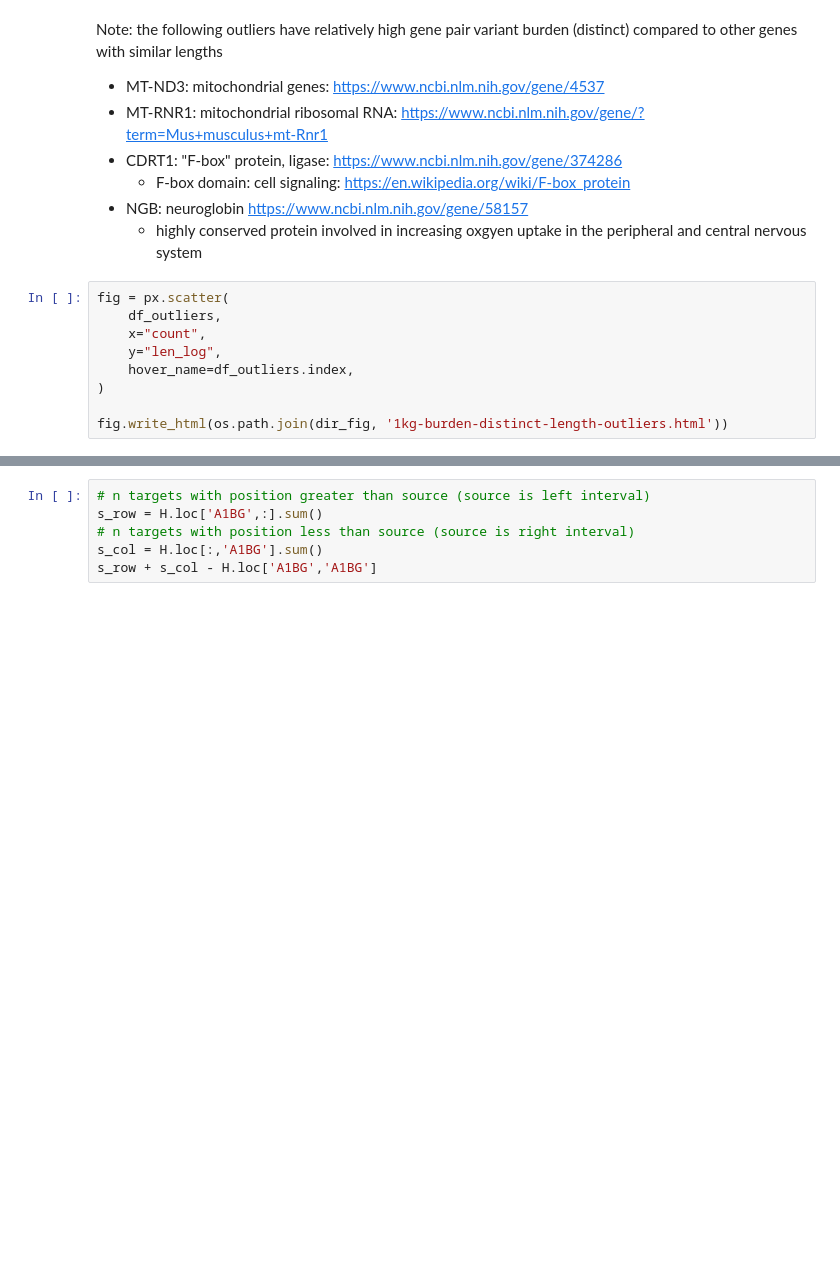
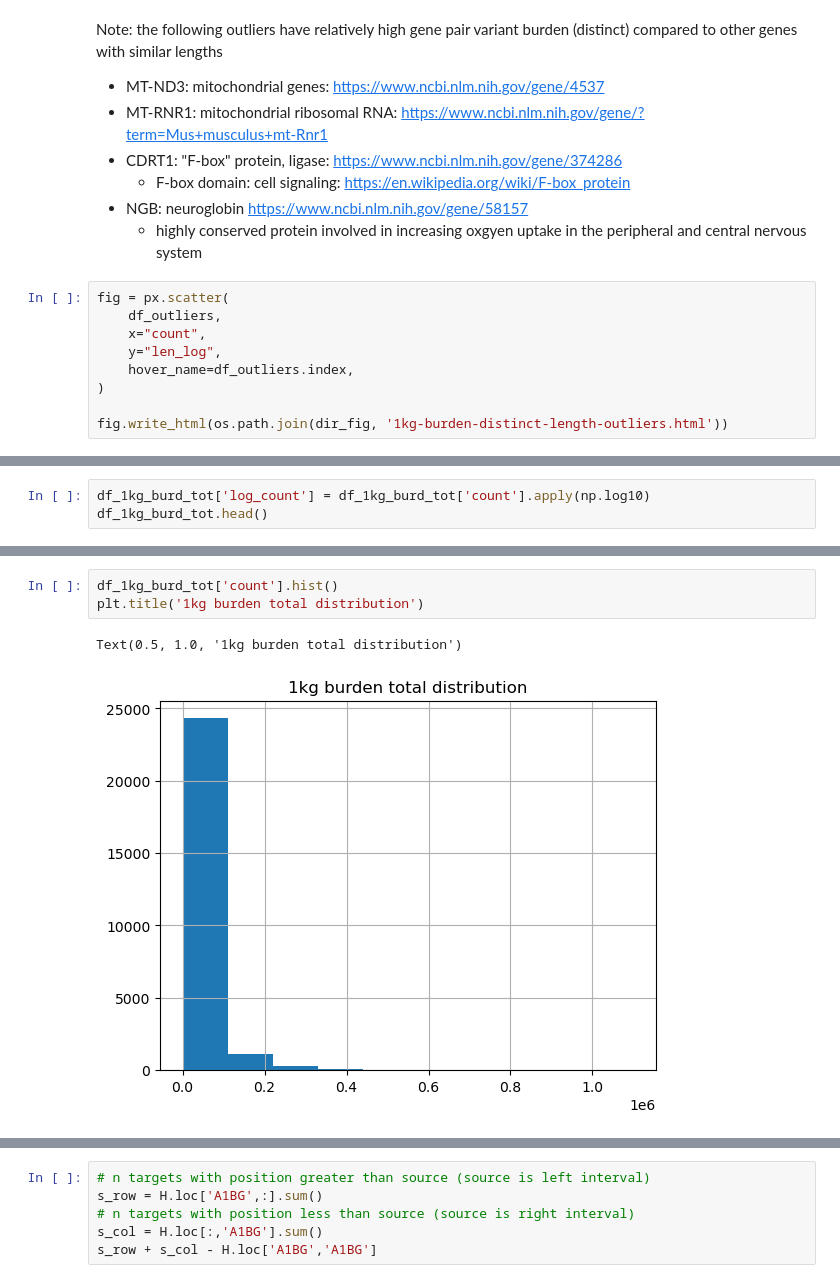
Before and after one commit to jakekrol/genefusion, a Jupyter notebook: scripts/python/prostate_analysis.ipynb, the cells around one changed output, grey strips where cells are left out. Drawn from its saved outputs; the diff is of its cells as text; blank space fills up the shorter version.

```diff
--- a/scripts/python/prostate_analysis.ipynb
+++ b/scripts/python/prostate_analysis.ipynb
@@ -1062,0 +1081,3 @@ H.head()
+# %%
+df_1kg_burd_tot['log_count'] = df_1kg_burd_tot['count'].apply(np.log10)
+df_1kg_burd_tot.head()
@@ -1062,0 +1091,6 @@ H.head()
+# %%
+df_1kg_burd_tot['count'].hist()
+plt.title('1kg burden total distribution')
+# %% [output]
+Text(0.5, 1.0, '1kg burden total distribution')
+[figure, added]
```
Also changed, not shown: parts of 58 cells of this notebook.
